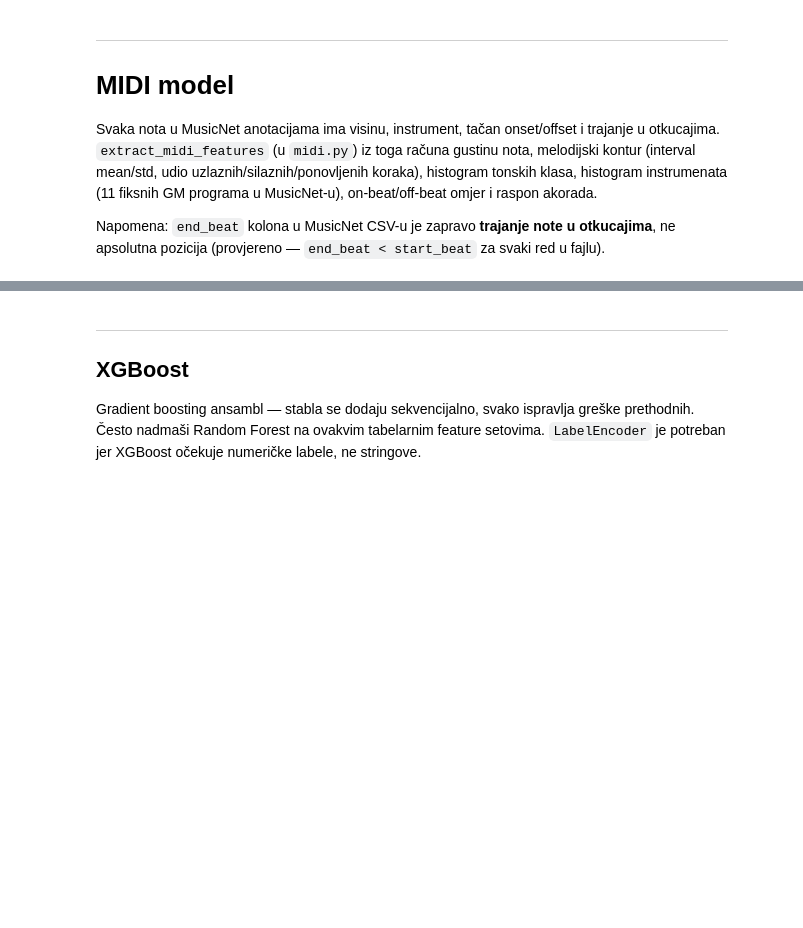
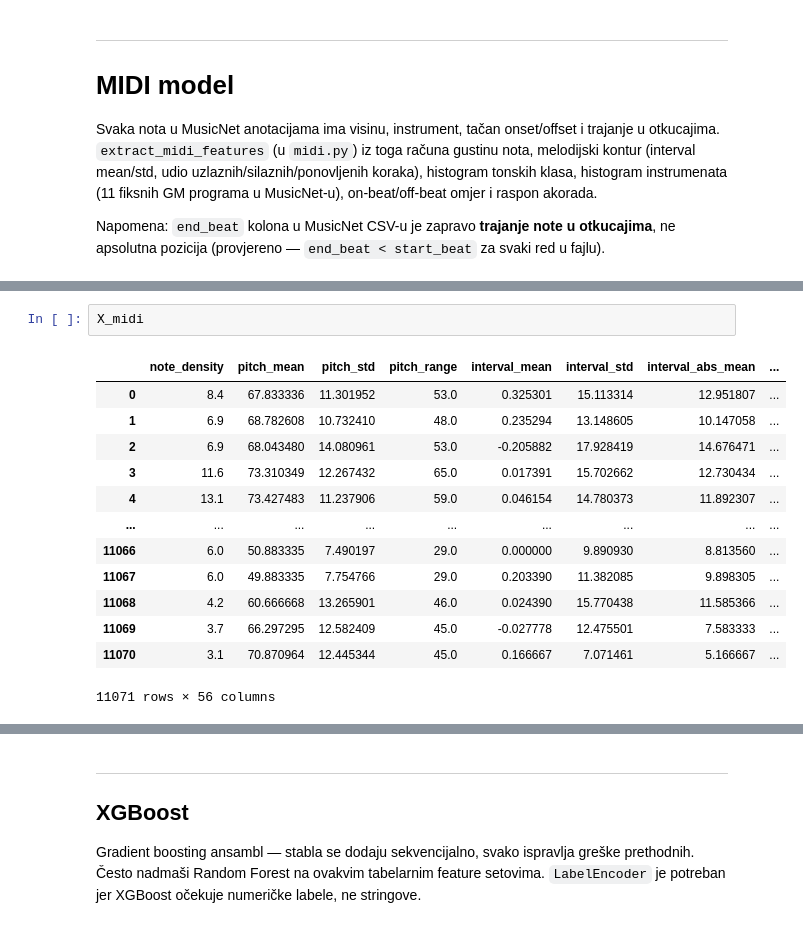
Before and after one commit to markovucic/music_classifier, a Jupyter notebook: classic_models_midi.ipynb, the cells around one changed output, grey strips where cells are left out. Saved outputs shown, nothing was run; the diff lists cells and outputs as text; blank space fills up the shorter version.

```diff
--- a/classic_models_midi.ipynb
+++ b/classic_models_midi.ipynb
@@ -174 +177,17 @@ print(X_midi.shape)
+# %%
+X_midi
+# %% [output]
+|  | note_density | pitch_mean | pitch_std | pitch_range | interval_mean | interval_std | interval_abs_mean | ... |
+| 0 | 8.4 | 67.833336 | 11.301952 | 53.0 | 0.325301 | 15.113314 | 12.951807 | ... |
+| 1 | 6.9 | 68.782608 | 10.732410 | 48.0 | 0.235294 | 13.148605 | 10.147058 | ... |
+| 2 | 6.9 | 68.043480 | 14.080961 | 53.0 | -0.205882 | 17.928419 | 14.676471 | ... |
+| 3 | 11.6 | 73.310349 | 12.267432 | 65.0 | 0.017391 | 15.702662 | 12.730434 | ... |
+| 4 | 13.1 | 73.427483 | 11.237906 | 59.0 | 0.046154 | 14.780373 | 11.892307 | ... |
+| ... | ... | ... | ... | ... | ... | ... | ... | ... |
+| 11066 | 6.0 | 50.883335 | 7.490197 | 29.0 | 0.000000 | 9.890930 | 8.813560 | ... |
+| 11067 | 6.0 | 49.883335 | 7.754766 | 29.0 | 0.203390 | 11.382085 | 9.898305 | ... |
+| 11068 | 4.2 | 60.666668 | 13.265901 | 46.0 | 0.024390 | 15.770438 | 11.585366 | ... |
+| 11069 | 3.7 | 66.297295 | 12.582409 | 45.0 | -0.027778 | 12.475501 | 7.583333 | ... |
+| 11070 | 3.1 | 70.870964 | 12.445344 | 45.0 | 0.166667 | 7.071461 | 5.166667 | ... |
+11071 rows × 56 columns
 # %%
```
Also changed, not shown: parts of 13 cells of this notebook, 29 other files.
